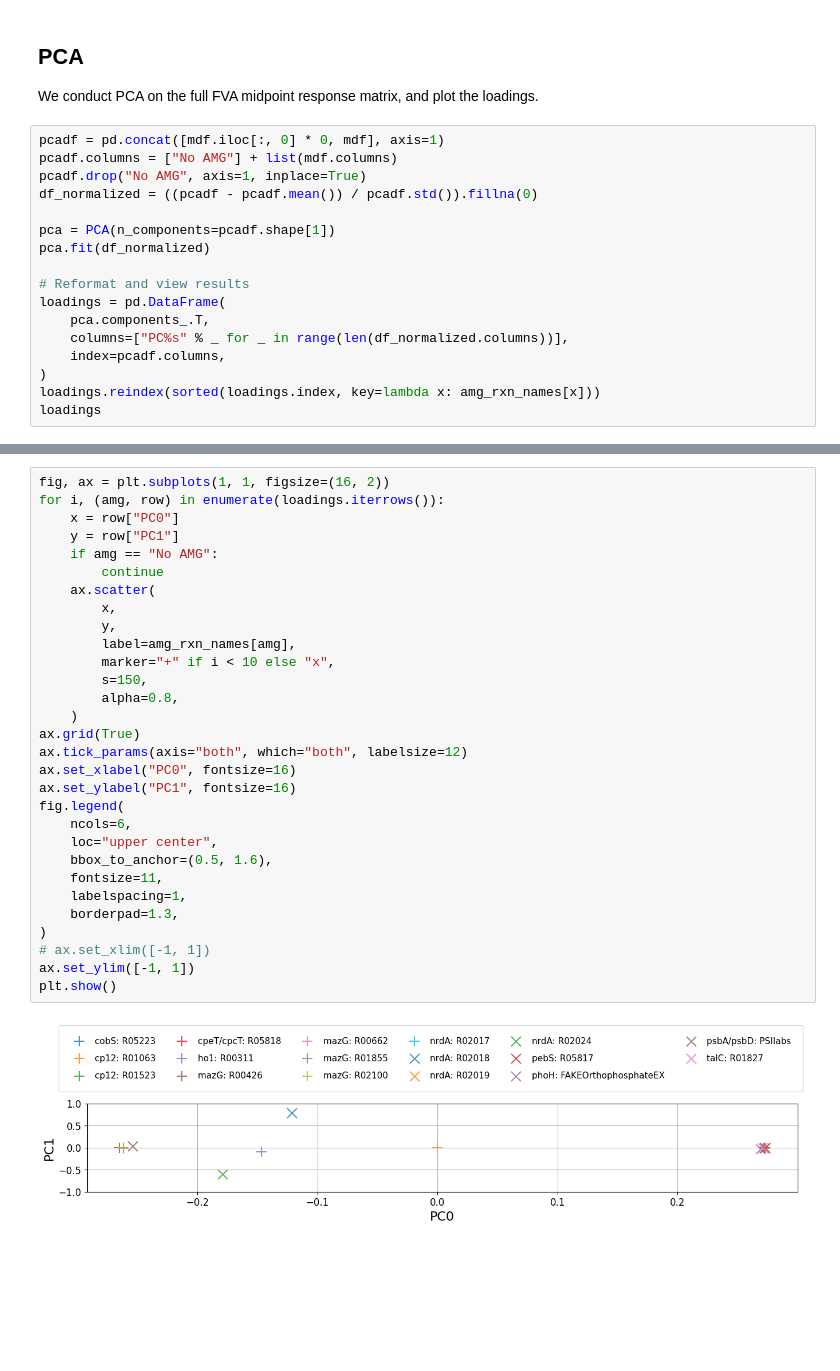
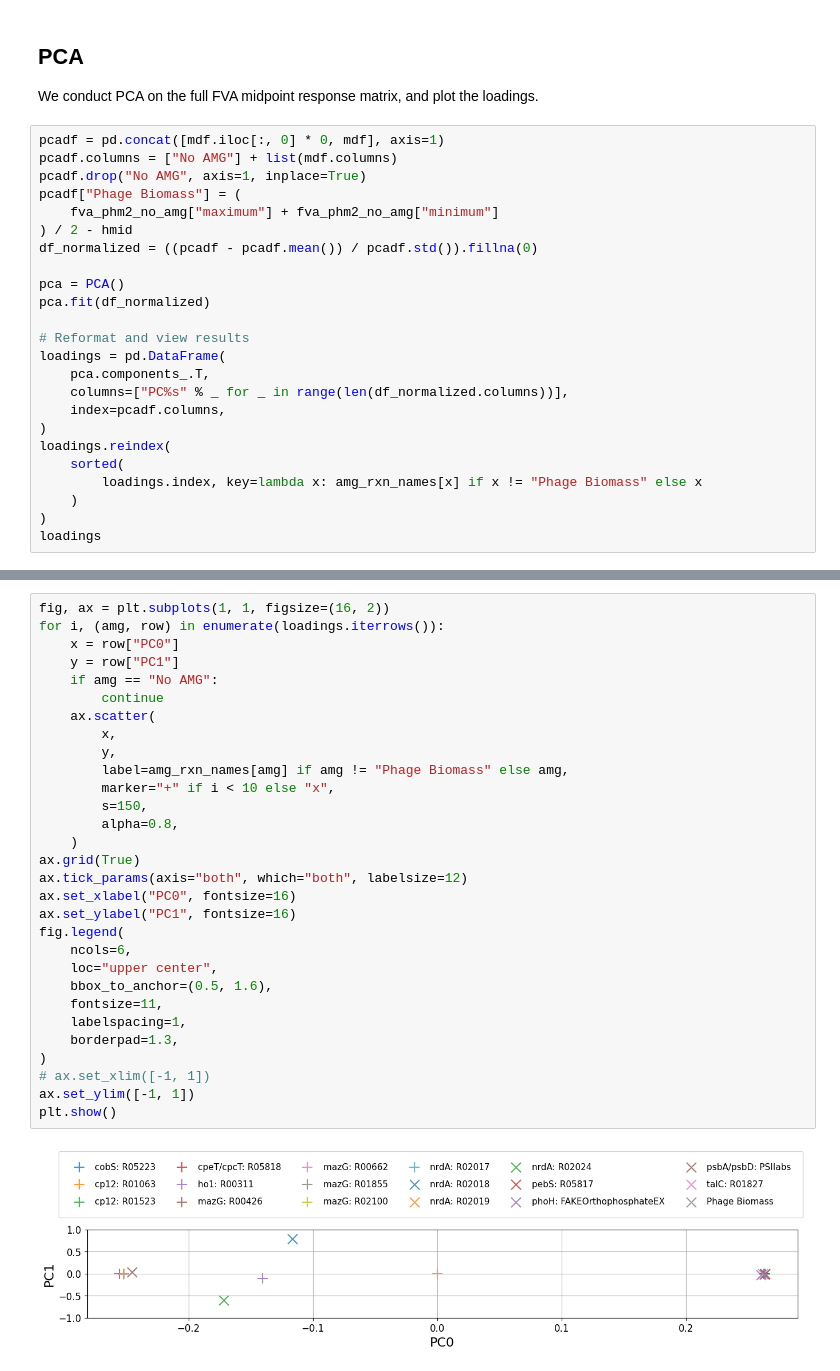
Before and after one commit to NWBRaVE/p-hm2-amgs-in-med4, a Jupyter notebook: phage_biomass_impact.ipynb, the cells around one changed output, grey strips where cells are left out. Saved outputs shown, nothing was run; the diff lists cells and outputs as text; blank space fills up the shorter version.

Commit message:
included phage biomass in pca and printed explained variance

```diff
--- a/phage_biomass_impact.ipynb
+++ b/phage_biomass_impact.ipynb
@@ -341,9 +341,12 @@ We conduct PCA on the full FVA midpoint response matrix, and plot the loadings.
 pcadf = pd.concat([mdf.iloc[:, 0] * 0, mdf], axis=1)
 pcadf.columns = ["No AMG"] + list(mdf.columns)
 pcadf.drop("No AMG", axis=1, inplace=True)
+pcadf["Phage Biomass"] = (
+    fva_phm2_no_amg["maximum"] + fva_phm2_no_amg["minimum"]
+) / 2 - hmid
 df_normalized = ((pcadf - pcadf.mean()) / pcadf.std()).fillna(0)
 
-pca = PCA(n_components=pcadf.shape[1])
+pca = PCA()
 pca.fit(df_normalized)
 
 # Reformat and view results
@@ -352,7 +355,11 @@ loadings = pd.DataFrame(
     columns=["PC%s" % _ for _ in range(len(df_normalized.columns))],
     index=pcadf.columns,
 )
-loadings.reindex(sorted(loadings.index, key=lambda x: amg_rxn_names[x]))
+loadings.reindex(
+    sorted(
+        loadings.index, key=lambda x: amg_rxn_names[x] if x != "Phage Biomass" else x
+    )
+)
 loadings
 # %% [output]
 |  | PC0 | PC1 | PC2 | PC3 | PC4 | PC5 | PC6 | PC7 | PC8 | PC9 | PC10 | ... |
@@ -376,32 +382,32 @@ loadings
 # %%
 fig, ax = plt.subplots(1, 1, figsize=(16, 2))
 for i, (amg, row) in enumerate(loadings.iterrows()):
     x = row["PC0"]
     y = row["PC1"]
     if amg == "No AMG":
         continue
     ax.scatter(
         x,
         y,
-        label=amg_rxn_names[amg],
+        label=amg_rxn_names[amg] if amg != "Phage Biomass" else amg,
         marker="+" if i < 10 else "x",
         s=150,
         alpha=0.8,
     )
 ax.grid(True)
 ax.tick_params(axis="both", which="both", labelsize=12)
 ax.set_xlabel("PC0", fontsize=16)
 ax.set_ylabel("PC1", fontsize=16)
 fig.legend(
     ncols=6,
     loc="upper center",
     bbox_to_anchor=(0.5, 1.6),
     fontsize=11,
     labelspacing=1,
     borderpad=1.3,
 )
 # ax.set_xlim([-1, 1])
 ax.set_ylim([-1, 1])
 plt.show()
 # %% [output]
-[figure, old version]
+[figure, new version]
```
Also changed, not shown: parts of 6 cells of this notebook, 1 other file.
